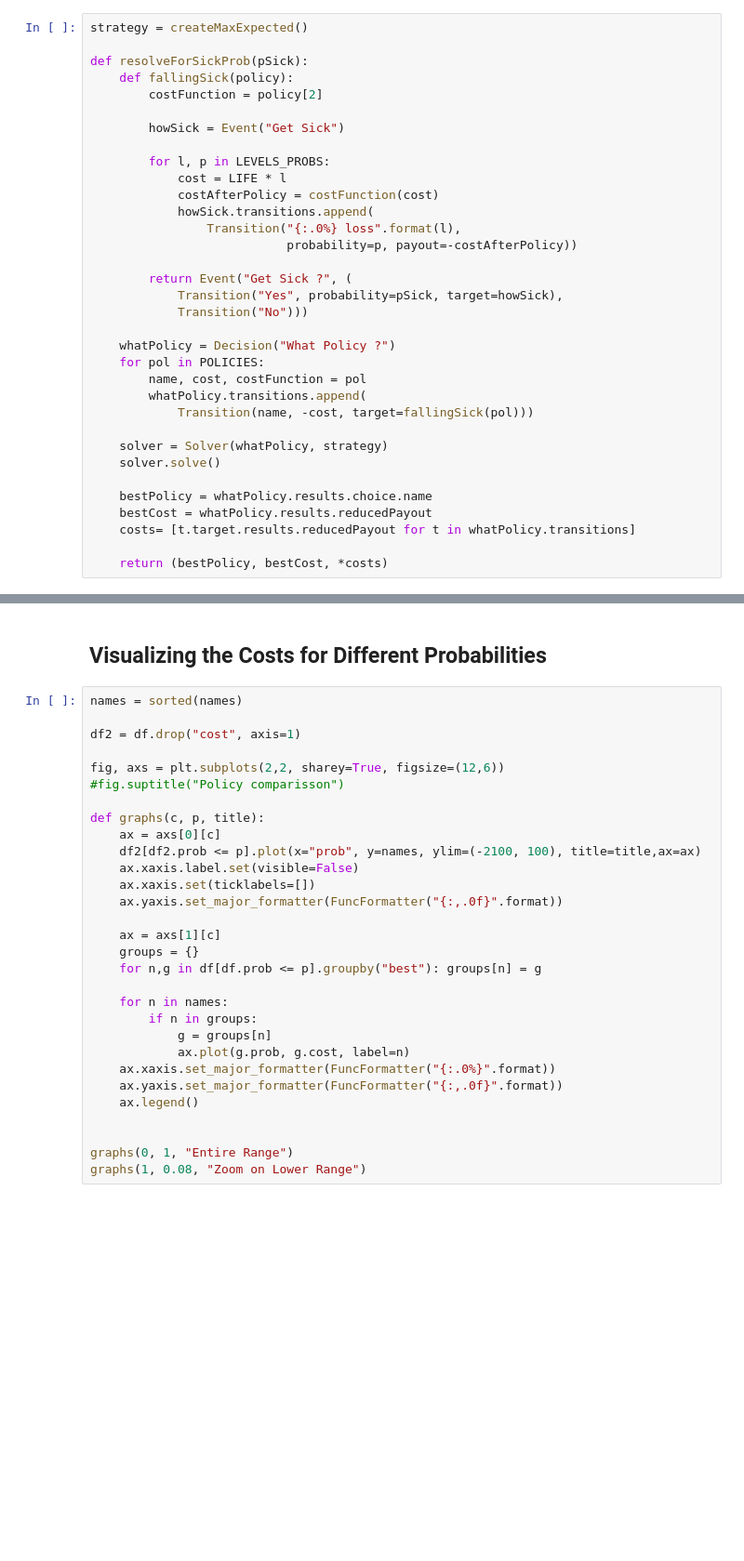
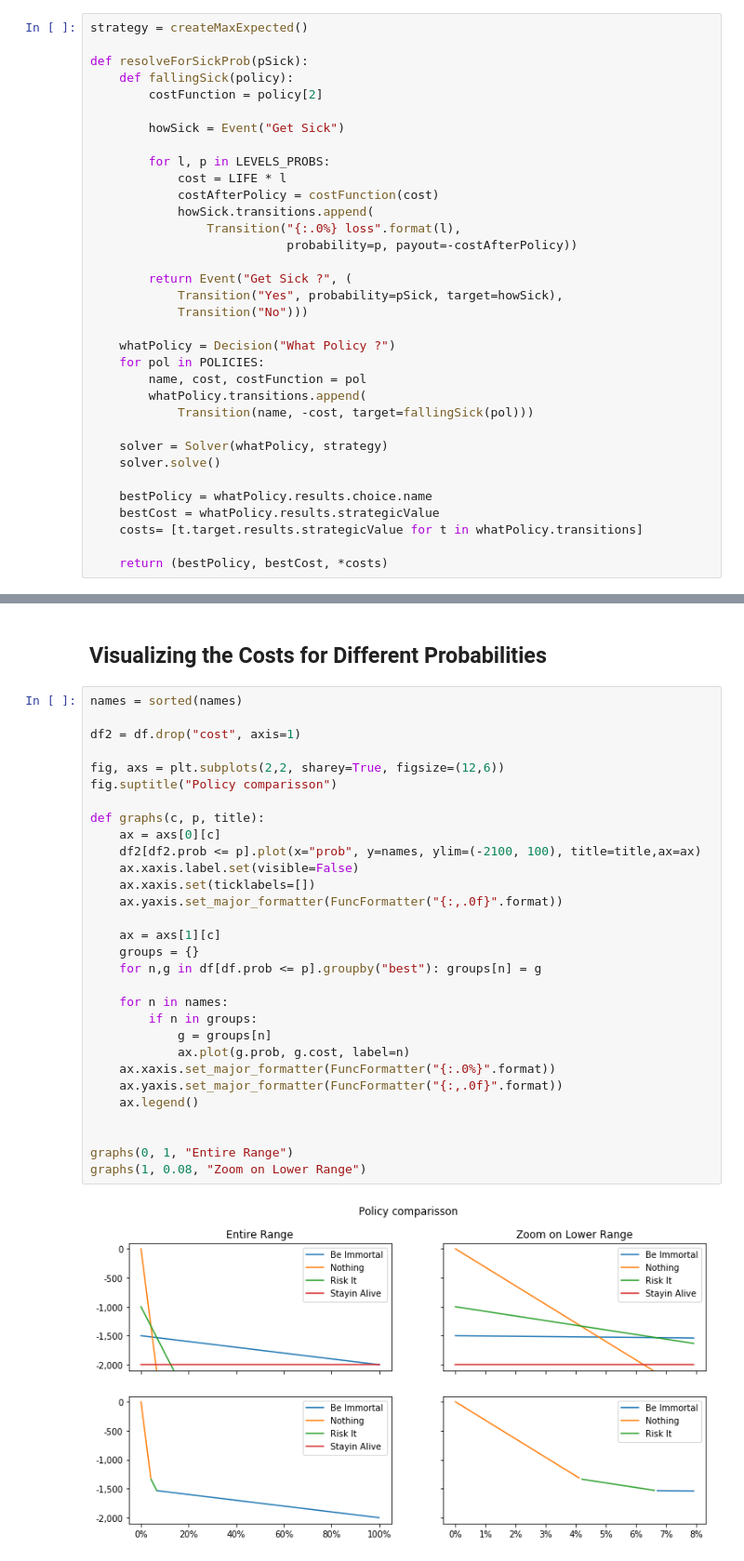
Before and after one commit to francoistrahan/pynes, a Jupyter notebook: pyne/Insurance Example.ipynb, the cells around one changed output, grey strips where cells are left out. Shown at 93% size. Drawn from its saved outputs; the diff is of its cells as text; blank space fills up the shorter version.

```diff
--- a/pyne/Insurance Example.ipynb
+++ b/pyne/Insurance Example.ipynb
@@ -210,8 +210,8 @@ def resolveForSickProb(pSick):
     solver.solve()
 
     bestPolicy = whatPolicy.results.choice.name
-    bestCost = whatPolicy.results.reducedPayout
-    costs= [t.target.results.reducedPayout for t in whatPolicy.transitions]
+    bestCost = whatPolicy.results.strategicValue
+    costs= [t.target.results.strategicValue for t in whatPolicy.transitions]
 
     return (bestPolicy, bestCost, *costs)
 # %% [markdown]
@@ -228,30 +234,32 @@ df.head(4)
 # %%
 names = sorted(names)
 
 df2 = df.drop("cost", axis=1)
 
 fig, axs = plt.subplots(2,2, sharey=True, figsize=(12,6))
-#fig.suptitle("Policy comparisson")
+fig.suptitle("Policy comparisson")
 
 def graphs(c, p, title):
     ax = axs[0][c]
     df2[df2.prob <= p].plot(x="prob", y=names, ylim=(-2100, 100), title=title,ax=ax)
     ax.xaxis.label.set(visible=False)
     ax.xaxis.set(ticklabels=[])
     ax.yaxis.set_major_formatter(FuncFormatter("{:,.0f}".format))
 
     ax = axs[1][c]
     groups = {}
     for n,g in df[df.prob <= p].groupby("best"): groups[n] = g
 
     for n in names:
         if n in groups:
             g = groups[n]
             ax.plot(g.prob, g.cost, label=n)
     ax.xaxis.set_major_formatter(FuncFormatter("{:.0%}".format))
     ax.yaxis.set_major_formatter(FuncFormatter("{:,.0f}".format))
     ax.legend()
 
 
 graphs(0, 1, "Entire Range")
 graphs(1, 0.08, "Zoom on Lower Range")
+# %% [output]
+[figure, added]
```
Also changed, not shown: parts of 1 cell of this notebook.
